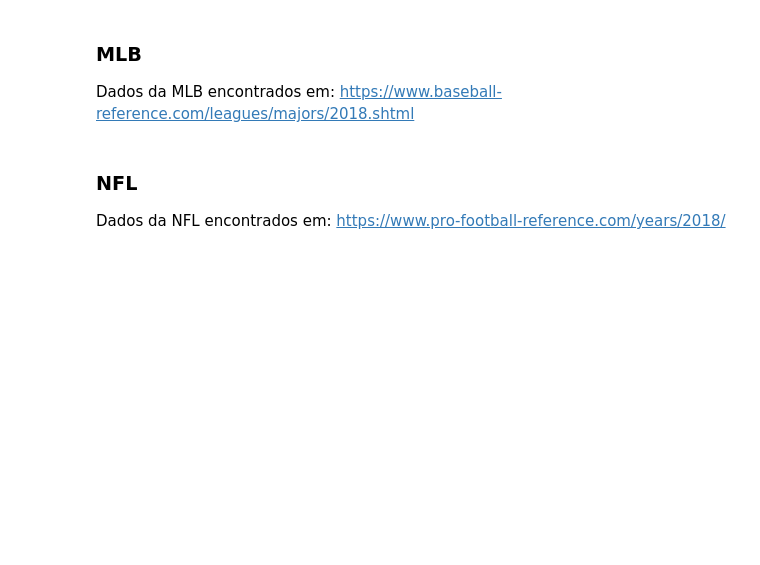
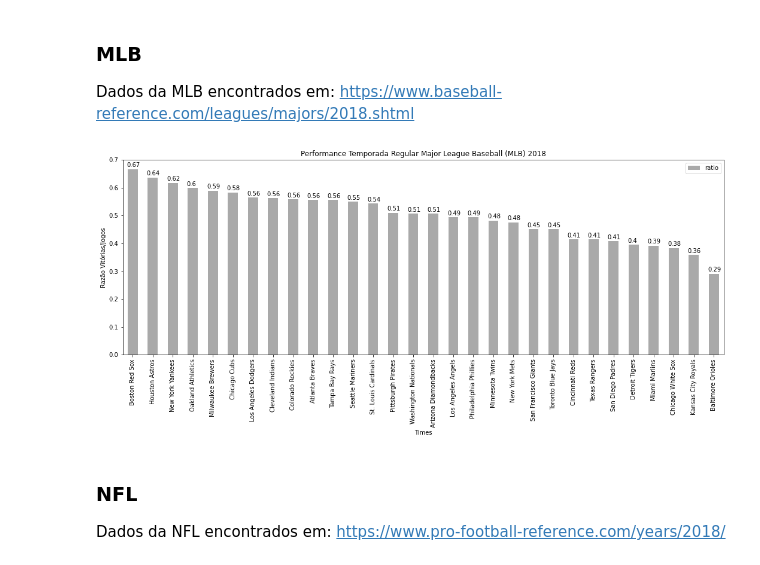
Before and after one commit to guimasuko/projeto_datascience, a Jupyter notebook: code/code.ipynb, the cells around one changed output. Drawn from its saved outputs; the diff is of its cells as text; code cells hidden in the pictures; blank space fills up the shorter version.

```diff
--- a/code/code.ipynb
+++ b/code/code.ipynb
@@ -333,6 +333,27 @@ mlb_df['L'] = pd.to_numeric(mlb_df['L'])
 # %%
 # relação vitórias/(vitórias + derrotas)
 mlb_df['ratio'] = mlb_df['W']/(mlb_df['W'] + mlb_df['L'])
+# %%
+# ordenando os valores pela razão performance
+mlb_df = mlb_df.sort_values(by='ratio', ascending=False)
+# %%
+mlb_df.plot(
+    x = 'Teams',
+    y = 'ratio',
+    kind='bar',
+    xlabel='Times',
+    ylabel="Razão Vitórias/Jogos",
+    title="Performance Temporada Regular Major League Baseball (MLB) 2018",
+    color='darkgrey',
+    figsize=(18,6)
+    )
+
+y = mlb_df['ratio'].to_list()
+
+for index, value in enumerate(y):
+    plt.text(index - 0.30, value + 0.008, str(round(value, 2)))
+# %% [output]
+[figure, added]
 # %%
 # baixando dados em csv
 mlb_df.to_csv("../output/data/mlb.csv")
```
Also changed, not shown: parts of 4 cells of this notebook.
